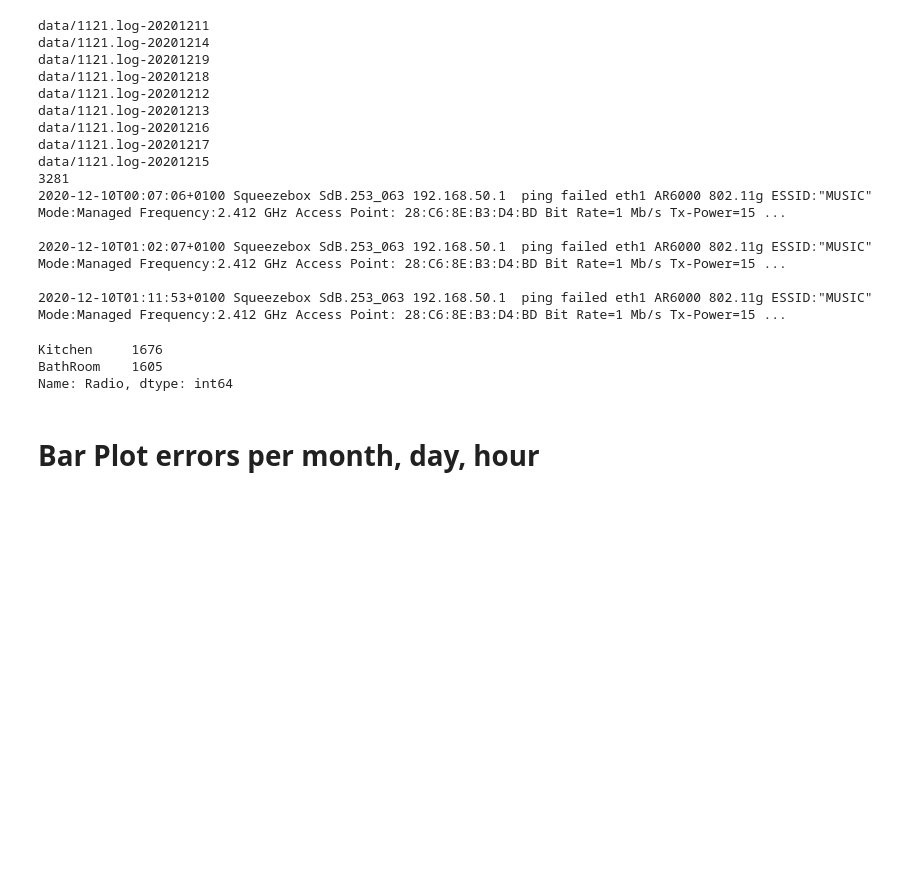
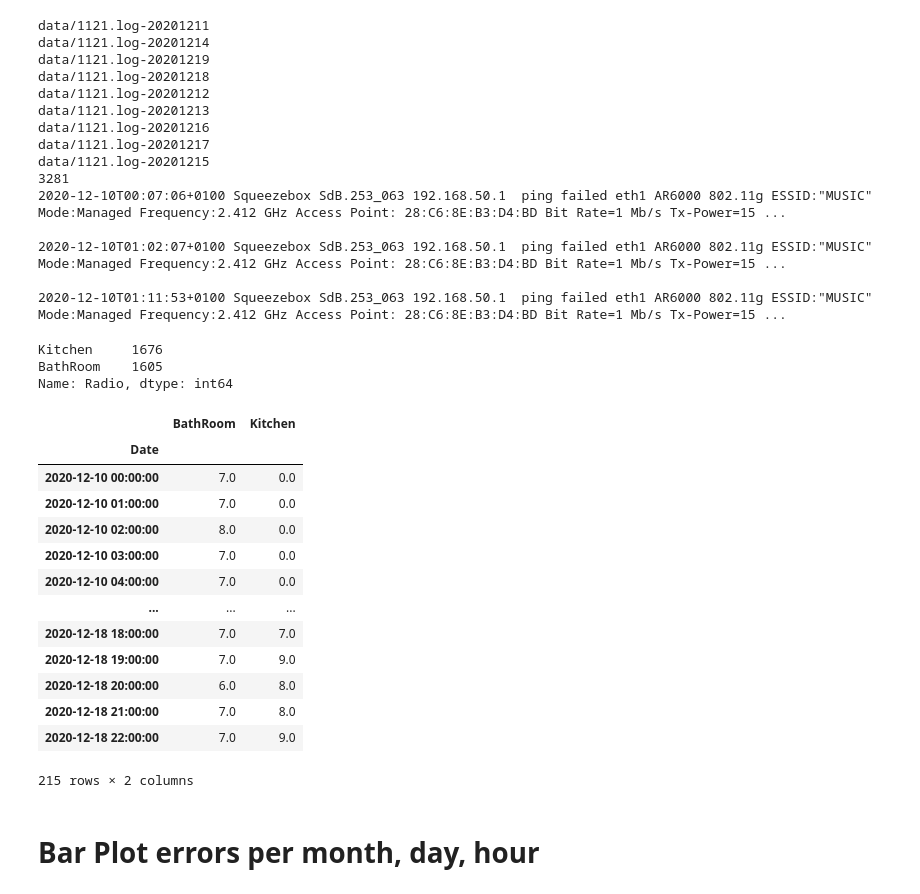
Before and after one commit to castorfou/squeezebox_wlanpoke_plot, a Jupyter notebook: 1 - EDA - out.ipynb, the cells around one changed output. Drawn from its saved outputs; the diff is of its cells as text; code cells hidden in the pictures; blank space fills up the shorter version.

```diff
--- a/1 - EDA - out.ipynb
+++ b/1 - EDA - out.ipynb
@@ -143,33 +142,56 @@ def reset_index(df):
   return pd.merge(index_df, df, left_index=True, right_index=True)
 
 import numpy as np
 
 squeezeradio_logs_grouped = reset_index(squeezeradio_logs_grouped)
 squeezeradio_logs_grouped = squeezeradio_logs_grouped.replace(np.nan, 0)
 
 
 squeezeradio_logs_grouped['BathRoom']=squeezeradio_logs_grouped['BathRoom'].astype(int)
 squeezeradio_logs_grouped['Kitchen']=squeezeradio_logs_grouped['Kitchen'].astype(int)
 
 from datetime import datetime
 import time
 
 def tuple_to_date(tup):
     end_tuple = (0,0,0,0,0)
     t = time.mktime(tup+end_tuple)
     return time.strftime("%Y-%m-%d %H:%M:%S", time.gmtime(t))
 
 squeezeradio_logs_grouped['Date']=squeezeradio_logs_grouped['Date'].apply(tuple_to_date)
 squeezeradio_logs_grouped['Date']= pd.to_datetime(squeezeradio_logs_grouped['Date'])
 squeezeradio_logs_grouped.set_index('Date', inplace=True)
 
 #remove fake 1st date 2020-12-09 (investigate later why this is in this file)
 import datetime
 squeezeradio_logs_grouped = squeezeradio_logs_grouped[squeezeradio_logs_grouped.index.date != datetime.date(2020,12,9)]
+
+new_index = pd.date_range(squeezeradio_logs_grouped.index[0],
+              squeezeradio_logs_grouped.index[-1],
+              freq="1H")
+
+squeezeradio_logs_grouped=squeezeradio_logs_grouped.reindex(new_index)
+squeezeradio_logs_grouped=squeezeradio_logs_grouped.fillna(0)
+squeezeradio_logs_grouped.index.name='Date'
+squeezeradio_logs_grouped
 # %% [output]
 Kitchen     1676
 BathRoom    1605
 Name: Radio, dtype: int64
+|  | BathRoom | Kitchen |
+| Date |  |  |
+| 2020-12-10 00:00:00 | 7.0 | 0.0 |
+| 2020-12-10 01:00:00 | 7.0 | 0.0 |
+| 2020-12-10 02:00:00 | 8.0 | 0.0 |
+| 2020-12-10 03:00:00 | 7.0 | 0.0 |
+| 2020-12-10 04:00:00 | 7.0 | 0.0 |
+| ... | ... | ... |
+| 2020-12-18 18:00:00 | 7.0 | 7.0 |
+| 2020-12-18 19:00:00 | 7.0 | 9.0 |
+| 2020-12-18 20:00:00 | 6.0 | 8.0 |
+| 2020-12-18 21:00:00 | 7.0 | 8.0 |
+| 2020-12-18 22:00:00 | 7.0 | 9.0 |
+215 rows × 2 columns
 # %% [markdown]
 # Bar Plot errors per month, day, hour
 # %%
```
Also changed, not shown: parts of 4 cells of this notebook, 1 other file.
